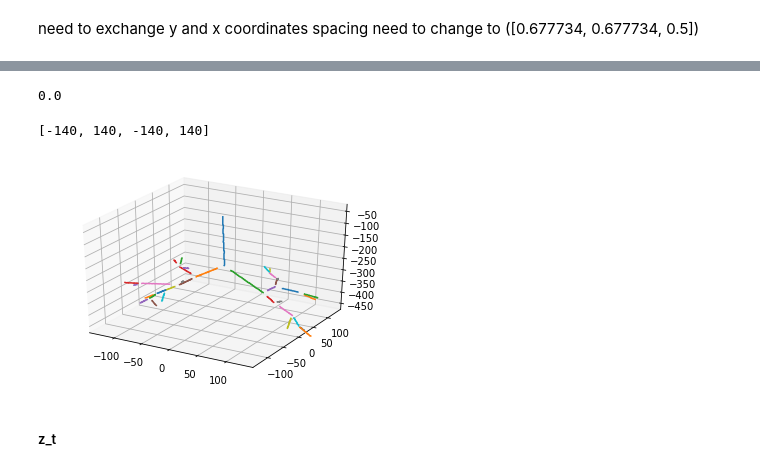
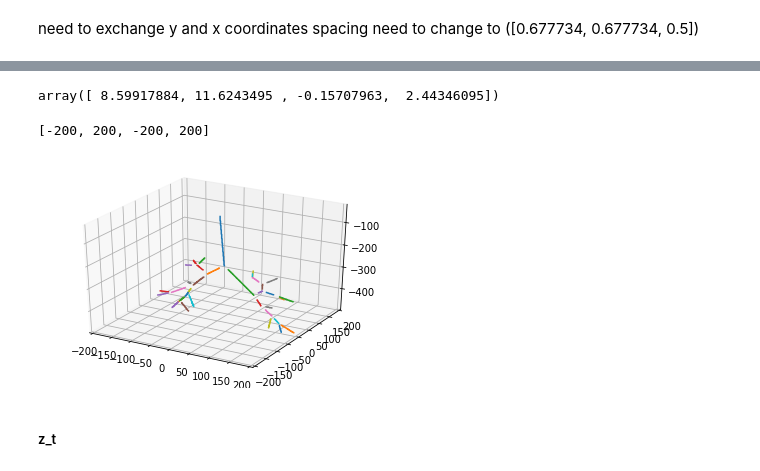
Before and after one commit to zhangxuan1003/air_way_generation, a Jupyter notebook: 1dt_generation.ipynb, the cells around one changed output, grey strips where cells are left out. Saved outputs shown, nothing was run; the diff lists cells and outputs as text; code cells hidden in the pictures.

```diff
--- a/1dt_generation.ipynb
+++ b/1dt_generation.ipynb
@@ -154,10 +196,10 @@ index_mat,r3_end,x_r3,y_r3,z_r3,theta_r3=main_branch_generation(ru_end,index_mat
 index_mat,r4_end,x_r4,y_r4,z_r4,theta_r4=main_branch_generation(r45_end,index_mat,r4,r45)
 #rb5
 index_mat,r5_end,x_r5,y_r5,z_r5,theta_r5=main_branch_generation(r45_end,index_mat,r5,r45)
-# %%
-x_rm[0]
-# %% [output]
-0.0
+# %%
+lu
+# %% [output]
+array([ 8.59917884, 11.6243495 , -0.15707963,  2.44346095])
 # %%
 #lmb
 index_mat,lm_end,x_lm,y_lm,z_lm,theta_lm=main_branch_generation(trachea_end,index_mat,lm,trachea)
@@ -208,36 +250,36 @@ ax.plot(x_br,y_br,-z_br)
 ax.plot(x_r45,y_r45,-z_r45)
 ax.plot(x_r6,y_r6,-z_r6)
 ax.plot(x_rl7,y_rl7,-z_rl7)
 ax.plot(x_r7,y_r7,-z_r7)
 ax.plot(x_rl,y_rl,-z_rl)
 ax.plot(x_r8,y_r8,-z_r8)
 ax.plot(x_r910,y_r910,-z_r910)
 ax.plot(x_ll6,y_ll6,-z_ll6)
 ax.plot(x_r9,y_r9,-z_r9)
 ax.plot(x_r10,y_r10,-z_r10)
 ax.plot(x_ll,y_ll,-z_ll)
 ax.plot(x_l6,y_l6,-z_l6)
 ax.plot(x_l8,y_l8,-z_l8)
 ax.plot(x_l910,y_l910,-z_l910)
 ax.plot(x_l9,y_l9,-z_l9)
 ax.plot(x_l10,y_l10,-z_l10)
 ax.plot(x_r1,y_r1,-z_r1)
 ax.plot(x_r2,y_r2,-z_r2)
 ax.plot(x_r3,y_r3,-z_r3)
 ax.plot(x_l123,y_l123,-z_l123)
 ax.plot(x_l12,y_l12,-z_l12)
 ax.plot(x_l3,y_l3,-z_l3)
 ax.plot(x_l1,y_l1,-z_l1)
 ax.plot(x_l2,y_l2,-z_l2)
 ax.plot(x_l45,y_l45,-z_l45)
 ax.plot(x_l4,y_l4,-z_l4)
 ax.plot(x_l5,y_l5,-z_l5)
 ax.plot(x_r4,y_r4,-z_r4)
 ax.plot(x_r5,y_r5,-z_r5)
-ax.axis([-140,140,-140,140])
+ax.axis([-200,200,-200,200])
 # %% [output]
-[-140, 140, -140, 140]
+[-200, 200, -200, 200]
-[figure, old version]
+[figure, new version]
 # %% [markdown]
 ##### z_t
 # %%
```
Also changed, not shown: parts of 5 cells of this notebook.
